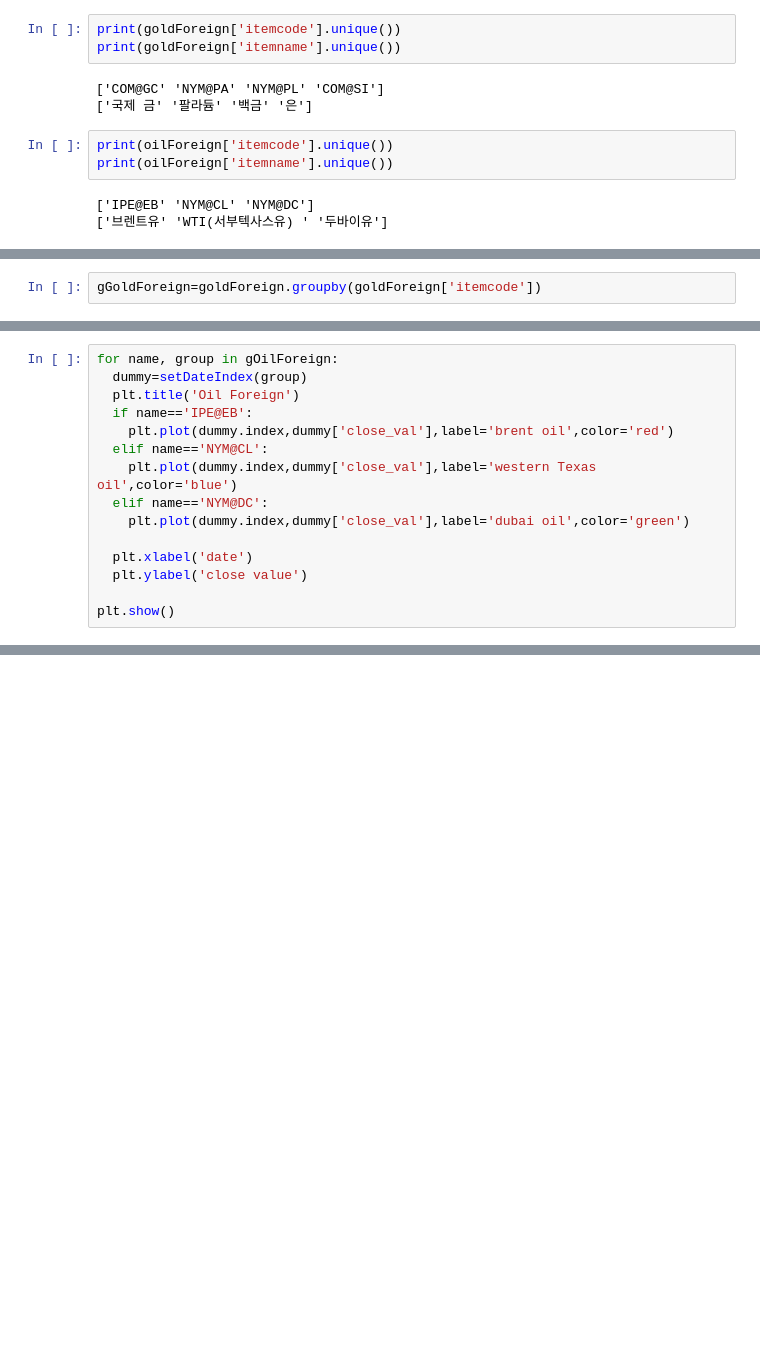
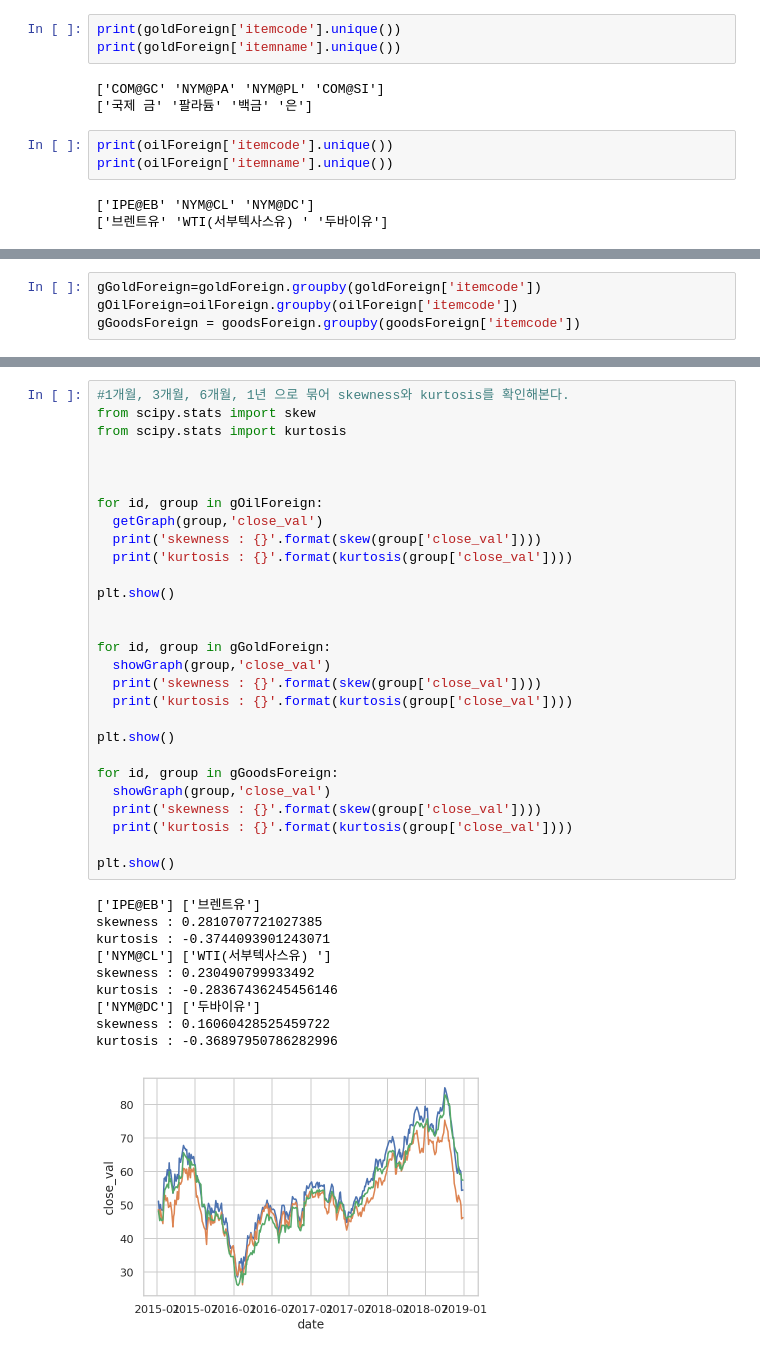
Before and after one commit to glee1228/DSC2019, a Jupyter notebook: dsc2019.ipynb, the cells around one changed output, grey strips where cells are left out. Cells and saved outputs as stored; diff of their text form; blank space fills up the shorter version.

```diff
--- a/dsc2019.ipynb
+++ b/dsc2019.ipynb
@@ -167,2 +224,4 @@ print(oilForeign['itemname'].unique())
 # %%
 gGoldForeign=goldForeign.groupby(goldForeign['itemcode'])
+gOilForeign=oilForeign.groupby(oilForeign['itemcode'])
+gGoodsForeign = goodsForeign.groupby(goodsForeign['itemcode'])
@@ -191,15 +227,0 @@ plt.show()
-# %%
-for name, group in gOilForeign:
-  dummy=setDateIndex(group)
-  plt.title('Oil Foreign')
-  if name=='IPE@EB':
-    plt.plot(dummy.index,dummy['close_val'],label='brent oil',color='red')
-  elif name=='NYM@CL':
-    plt.plot(dummy.index,dummy['close_val'],label='western Texas oil',color='blue')
-  elif name=='NYM@DC':
-    plt.plot(dummy.index,dummy['close_val'],label='dubai oil',color='green')
-
-  plt.xlabel('date')
-  plt.ylabel('close value')
-
-plt.show()
@@ -327,0 +255,39 @@ print(koreaIndex.loc[:,['date','change_val']])
+# %%
+#1개월, 3개월, 6개월, 1년 으로 묶어 skewness와 kurtosis를 확인해본다.
+from scipy.stats import skew
+from scipy.stats import kurtosis
+
+
+
+for id, group in gOilForeign:
+  getGraph(group,'close_val')
+  print('skewness : {}'.format(skew(group['close_val'])))
+  print('kurtosis : {}'.format(kurtosis(group['close_val'])))
+
+plt.show()
+
+
+for id, group in gGoldForeign:
+  showGraph(group,'close_val')
+  print('skewness : {}'.format(skew(group['close_val'])))
+  print('kurtosis : {}'.format(kurtosis(group['close_val'])))
+
+plt.show()
+
+for id, group in gGoodsForeign:
+  showGraph(group,'close_val')
+  print('skewness : {}'.format(skew(group['close_val'])))
+  print('kurtosis : {}'.format(kurtosis(group['close_val'])))
+
+plt.show()
+# %% [output]
+['IPE@EB'] ['브렌트유']
+skewness : 0.2810707721027385
+kurtosis : -0.3744093901243071
+['NYM@CL'] ['WTI(서부텍사스유) ']
+skewness : 0.230490799933492
+kurtosis : -0.28367436245456146
+['NYM@DC'] ['두바이유']
+skewness : 0.16060428525459722
+kurtosis : -0.36897950786282996
+[figure, added]
```
Also changed, not shown: parts of 29 cells of this notebook.
